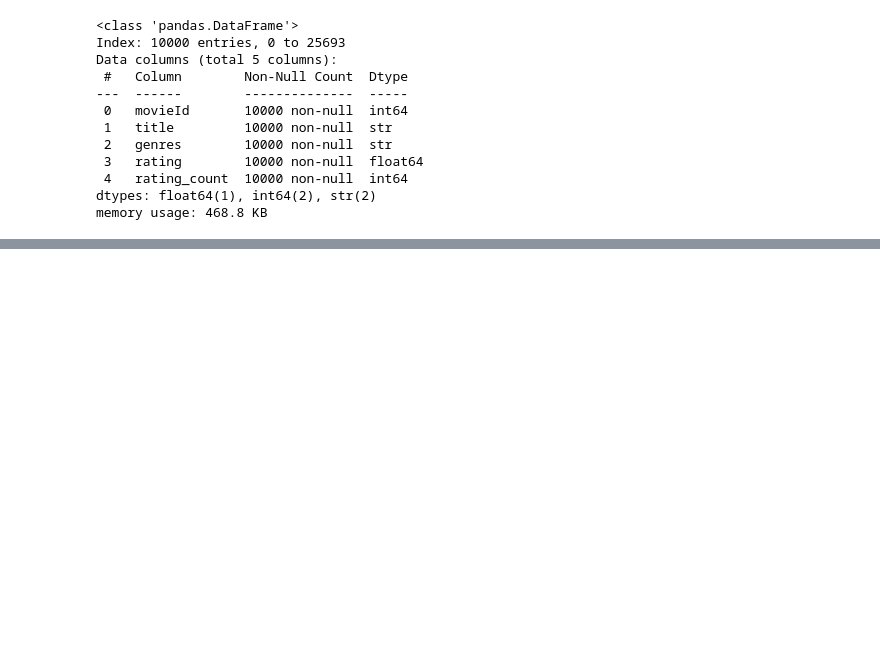
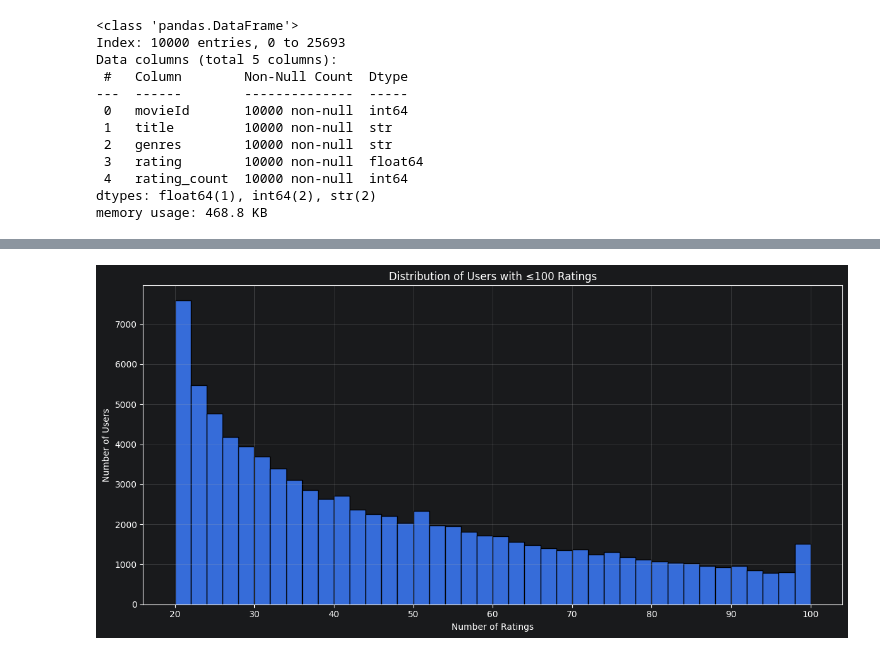
Before and after one commit to Semi-2005/movie-recommender-system, a Jupyter notebook: notebooks/eda.ipynb, the cells around one changed output, grey strips where cells are left out. Drawn from its saved outputs; the diff is of its cells as text; code cells hidden in the pictures; blank space fills up the shorter version.

```diff
--- a/notebooks/eda.ipynb
+++ b/notebooks/eda.ipynb
@@ -219,0 +252,5 @@ filtered_popularity_df.to_csv("../data/processed/movie_features.csv", index=Fals
+# %%
+# Her kullanıcının verdiği oy sayısı
+user_rating_count = df_rating.groupby("userId").size()
+
+user_rating_count.head()
@@ -219,0 +265,17 @@ filtered_popularity_df.to_csv("../data/processed/movie_features.csv", index=Fals
+# %%
+# Just to see the distribution of users with less than 100 ratings
+low_activity_users = user_rating_count[user_rating_count <= 100]
+
+plt.figure(figsize=(12,6))
+
+plt.hist(low_activity_users, bins=40, edgecolor="black")
+
+plt.xlabel("Number of Ratings")
+plt.ylabel("Number of Users")
+plt.title("Distribution of Users with ≤100 Ratings")
+
+plt.grid(alpha=0.3)
+plt.tight_layout()
+plt.show()
+# %% [output]
+[figure, added]
```
Also changed, not shown: parts of 25 cells of this notebook.
